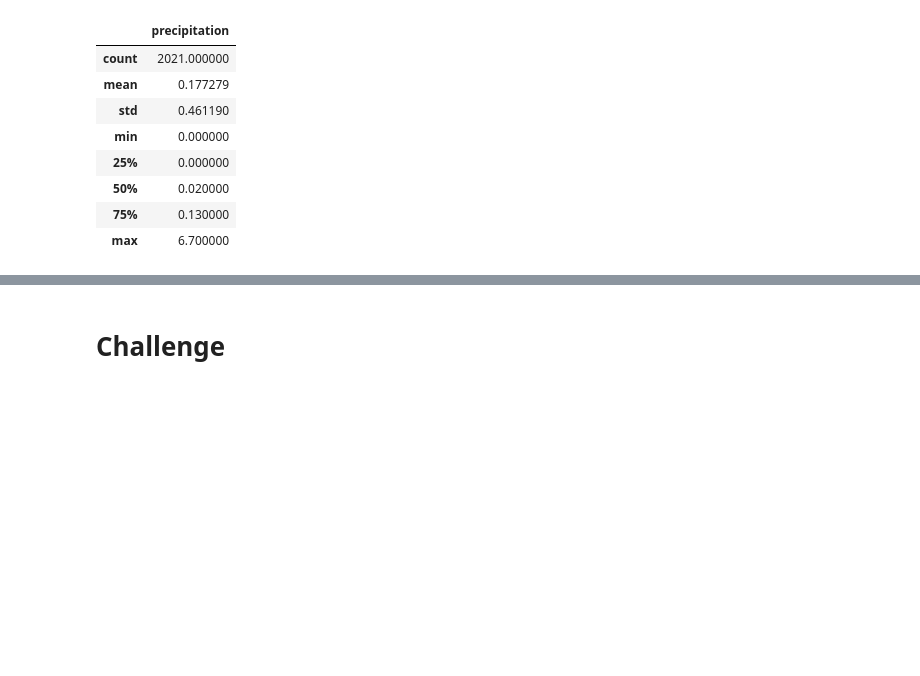
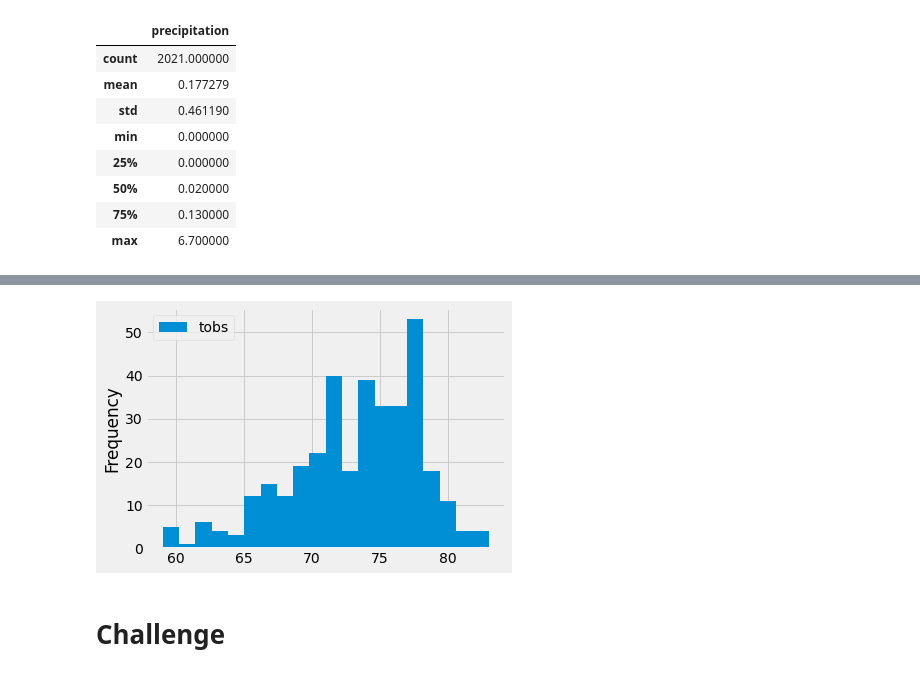
Before and after one commit to geforcerafa/surfs_up, a Jupyter notebook: climate_analysis.ipynb, the cells around one changed output, grey strips where cells are left out. Saved outputs shown, nothing was run; the diff lists cells and outputs as text; code cells hidden in the pictures; blank space fills up the shorter version.

```diff
--- a/climate_analysis.ipynb
+++ b/climate_analysis.ipynb
@@ -207,3 +276,10 @@ df.describe()
+# %%
+# Using 20 bins
+
+df.plot.hist(bins=20)
+plt.tight_layout()
+# %% [output]
+[figure, added]
 # %%
 # Write a function called `calc_temps` that will accept start date and end date in the format '%Y-%m-%d'
 # and return the minimum, average, and maximum temperatures for that range of dates
```
Also changed, not shown: parts of 7 cells of this notebook.
